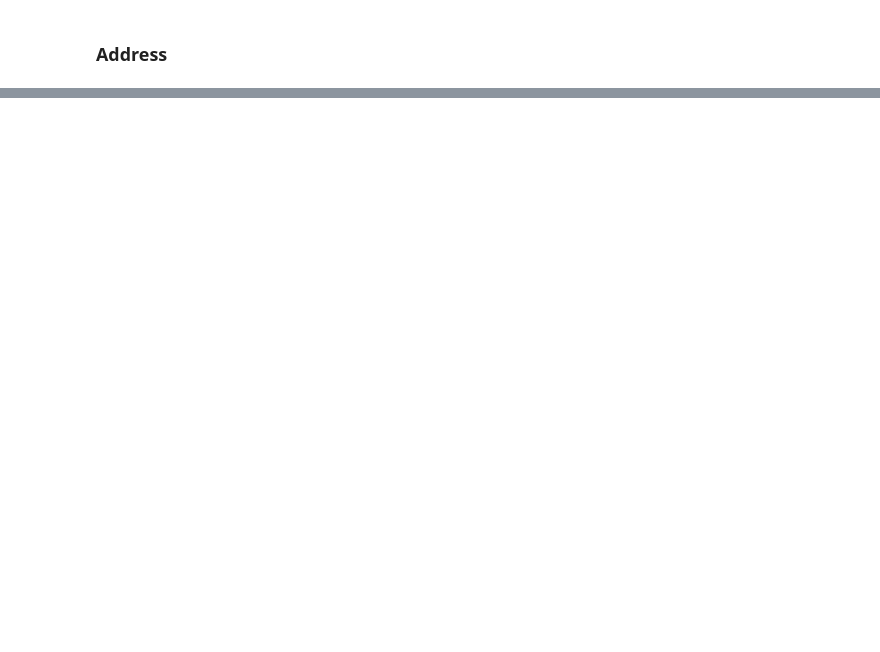
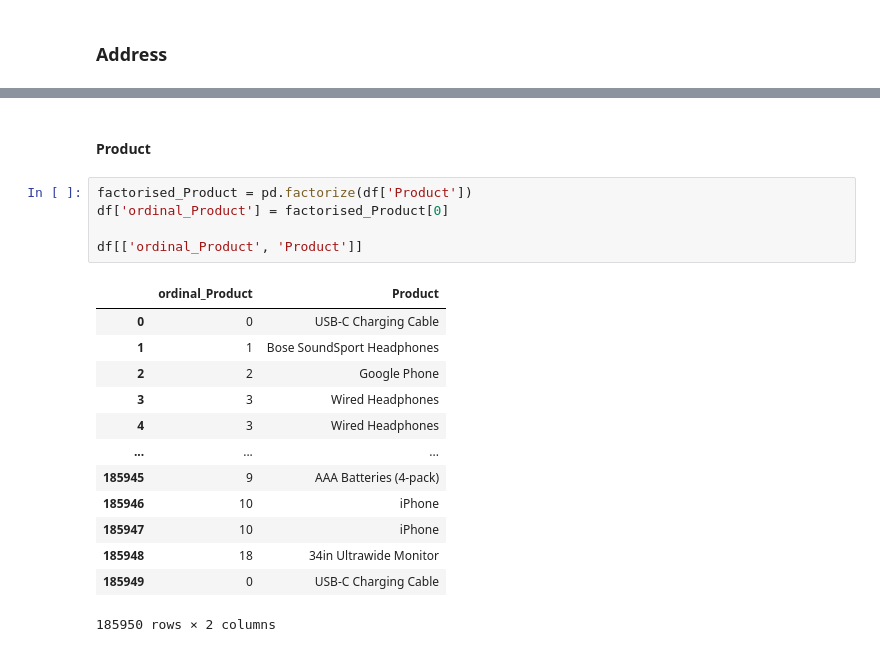
Before and after one commit to julrichkieffer/portfolio-data-science, a Jupyter notebook: 2019-sales/analysis.ipynb, the cells around one changed output, grey strips where cells are left out. Drawn from its saved outputs; the diff is of its cells as text; blank space fills up the shorter version.

```diff
--- a/2019-sales/analysis.ipynb
+++ b/2019-sales/analysis.ipynb
@@ -197,0 +247,21 @@ df.tail()
+# %% [markdown]
+#### Product
+# %%
+factorised_Product = pd.factorize(df['Product'])
+df['ordinal_Product'] = factorised_Product[0]
+
+df[['ordinal_Product', 'Product']]
+# %% [output]
+|  | ordinal_Product | Product |
+| 0 | 0 | USB-C Charging Cable |
+| 1 | 1 | Bose SoundSport Headphones |
+| 2 | 2 | Google Phone |
+| 3 | 3 | Wired Headphones |
+| 4 | 3 | Wired Headphones |
+| ... | ... | ... |
+| 185945 | 9 | AAA Batteries (4-pack) |
+| 185946 | 10 | iPhone |
+| 185947 | 10 | iPhone |
+| 185948 | 18 | 34in Ultrawide Monitor |
+| 185949 | 0 | USB-C Charging Cable |
+185950 rows × 2 columns
```
Also changed, not shown: parts of 13 cells of this notebook.
